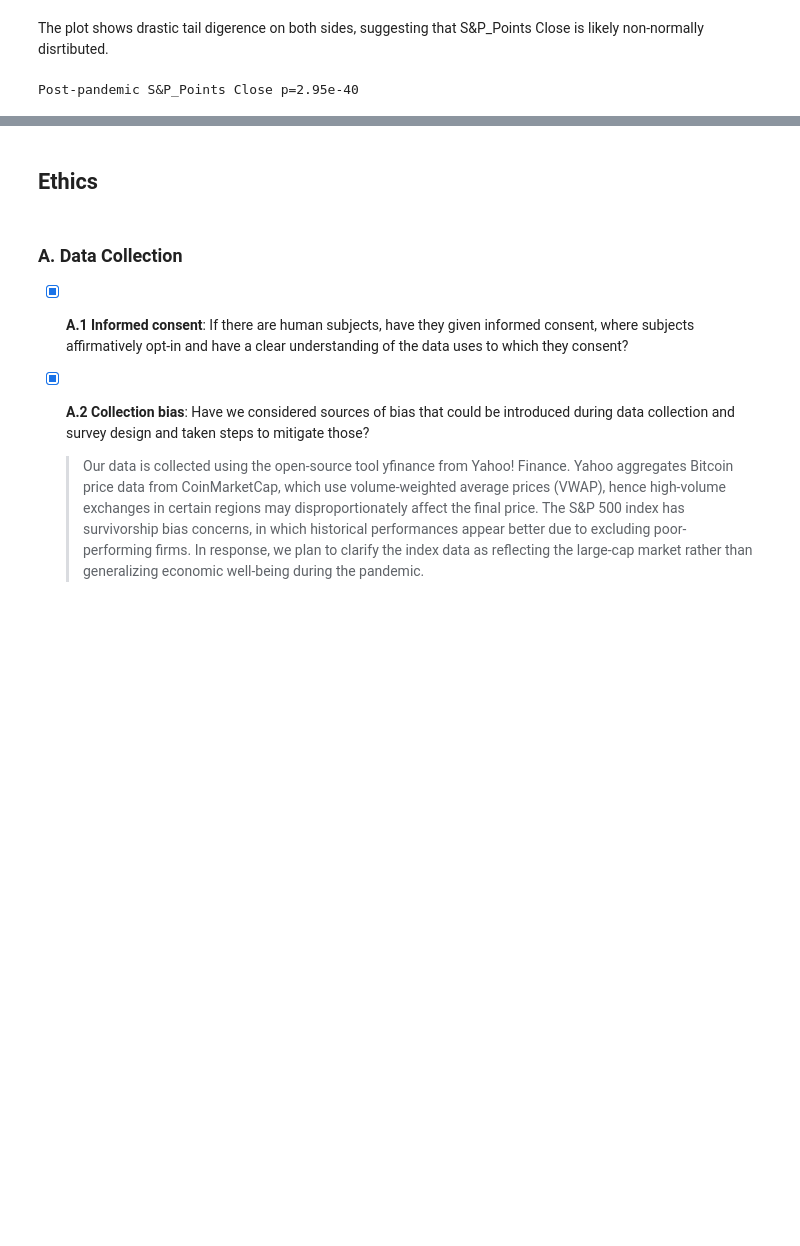
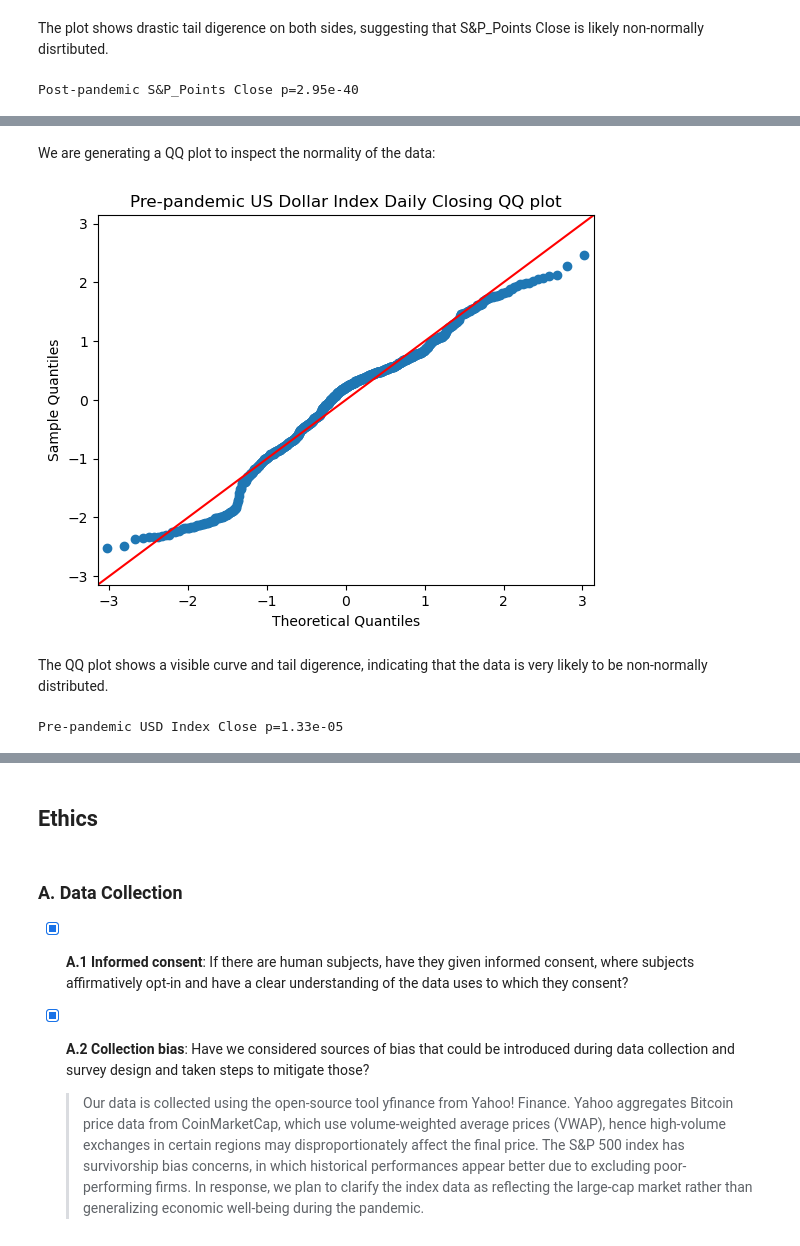
Before and after one commit to COGS108/Group110_WI26, a Jupyter notebook: 02-EDACheckpoint.ipynb, the cells around one changed output, grey strips where cells are left out. Saved outputs shown, nothing was run; the diff lists cells and outputs as text; code cells hidden in the pictures; blank space fills up the shorter version.

Commit message:
Fix column labels and added normality test for USD Index

```diff
--- a/02-EDACheckpoint.ipynb
+++ b/02-EDACheckpoint.ipynb
@@ -397,6 +401,11 @@ Please explicitly load the fully wrangled data you will use from `data/02-proces
 Carry out whatever EDA you need to for your project in the code cells below.  Because every project will be different we can't really give you much of a template at this point. But please make sure you describe the what and why in text here as well as providing interpretation of results and context.
 
 Please note that you should consider the use of python modules in your work.  Any code which gets called repeatedly should be modularized. So if you run the same pre-processing, analysis or visualiazation on different subsets of the data, then you should turn that into a function or class.  Put that function or class in a .py file that lives in `modules/`.  Import the module you made and use it to get your work done.  For reference see `get_raw()` which is inside `modules/get_data.py`.
+# %%
+### Loading processed datasets for pre-pandemic, during-pandemic, and post-pandemic
+df_pre = pd.read_csv('./data/02-processed/pre_pandemic.csv')
+df_pandemic = pd.read_csv('./data/02-processed/pandemic.csv')
+df_post = pd.read_csv('./data/02-processed/post_pandemic.csv')
 # %% [markdown]
 #### Bitcoin Daily Closing Prices
 
@@ -507,0 +521,3 @@ From the test of normalness, the resulting p-value of p=2.95e-40 suggests a very
+# %%
+df_pre_usd = df_pre[["Date", "USD_Points Close"]].copy()
+df_pre_usd.head()
@@ -507,0 +531,17 @@ From the test of normalness, the resulting p-value of p=2.95e-40 suggests a very
+# %% [markdown]
+We are generating a QQ plot to inspect the normality of the data:
+# %%
+fig, ax = plt.subplots()
+sm.qqplot(df_pre_usd["USD_Points Close"], line='45', fit=True, ax=ax)
+
+ax.set_title('Pre-pandemic US Dollar Index Daily Closing QQ plot')
+ax.set_xlabel('Theoretical Quantiles');
+# %% [output]
+[figure, added]
+# %% [markdown]
+The QQ plot shows a visible curve and tail digerence, indicating that the data is very likely to be non-normally distributed.
+# %%
+_, p_value = stats.normaltest(df_pre_usd["USD_Points Close"])
+print(f'Pre-pandemic USD Index Close p={p_value:.2e}')
+# %% [output]
+Pre-pandemic USD Index Close p=1.33e-05
```
Also changed, not shown: parts of 25 cells of this notebook, 3 other files.
